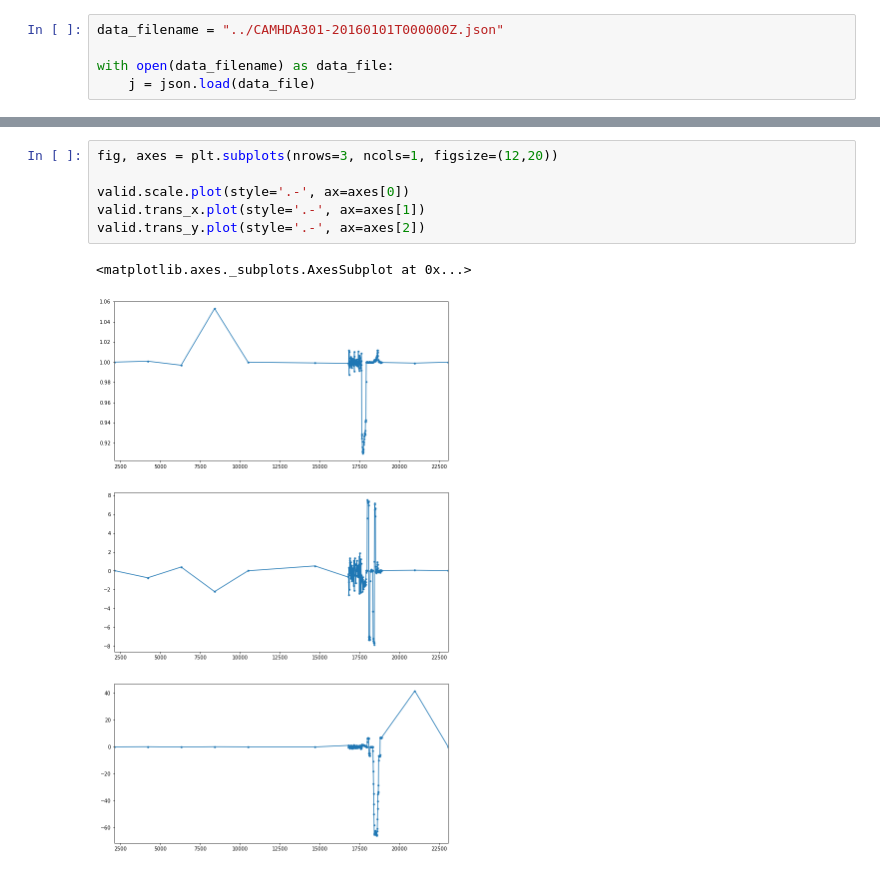
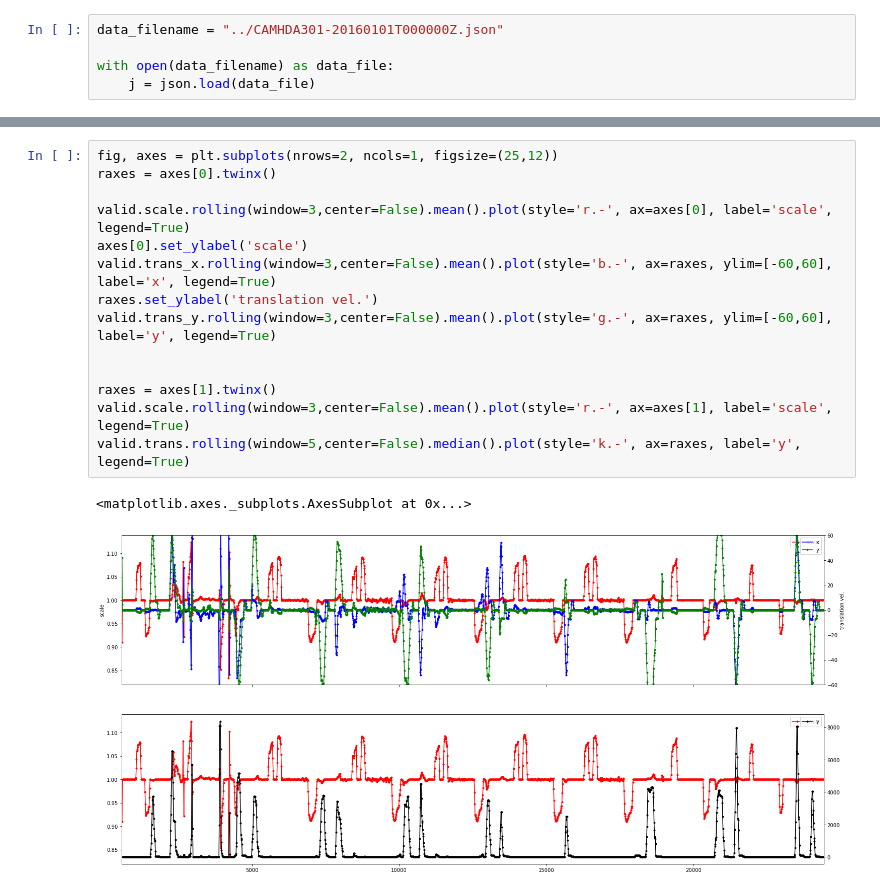
Before and after one commit to CamHD-Analysis/camhd-motion-analysis, a Jupyter notebook: analysis/Similarity Analysis.ipynb, the cells around one changed output, grey strips where cells are left out. Saved outputs shown, nothing was run; the diff lists cells and outputs as text.

```diff
--- a/analysis/Similarity Analysis.ipynb
+++ b/analysis/Similarity Analysis.ipynb
@@ -78,9 +80,17 @@ valid.duration_us.plot(style='.-')
-# %%
-fig, axes = plt.subplots(nrows=3, ncols=1, figsize=(12,20))
-
-valid.scale.plot(style='.-', ax=axes[0])
-valid.trans_x.plot(style='.-', ax=axes[1])
-valid.trans_y.plot(style='.-', ax=axes[2])
-# %% [output]
-<matplotlib.axes._subplots.AxesSubplot at 0x...>
-[figure, removed]
+# %%
+fig, axes = plt.subplots(nrows=2, ncols=1, figsize=(25,12))
+raxes = axes[0].twinx()
+
+valid.scale.rolling(window=3,center=False).mean().plot(style='r.-', ax=axes[0], label='scale', legend=True)
+axes[0].set_ylabel('scale')
+valid.trans_x.rolling(window=3,center=False).mean().plot(style='b.-', ax=raxes, ylim=[-60,60], label='x', legend=True)
+raxes.set_ylabel('translation vel.')
+valid.trans_y.rolling(window=3,center=False).mean().plot(style='g.-', ax=raxes, ylim=[-60,60], label='y', legend=True)
+
+
+raxes = axes[1].twinx()
+valid.scale.rolling(window=3,center=False).mean().plot(style='r.-', ax=axes[1], label='scale', legend=True)
+valid.trans.rolling(window=5,center=False).median().plot(style='k.-', ax=raxes, label='y', legend=True)
+# %% [output]
+<matplotlib.axes._subplots.AxesSubplot at 0x...>
+[figure, added]
```
Also changed, not shown: parts of 4 cells of this notebook.
